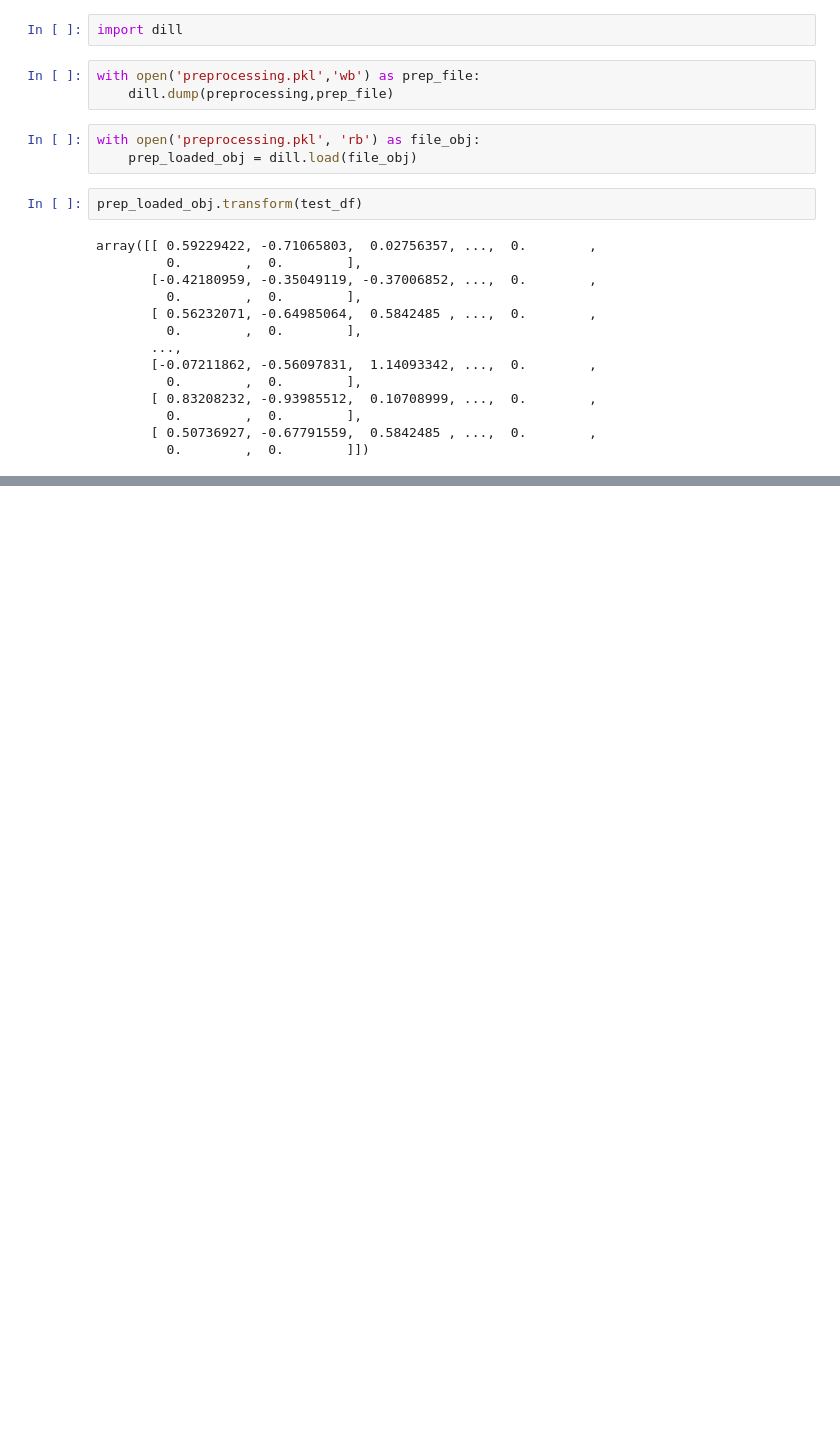
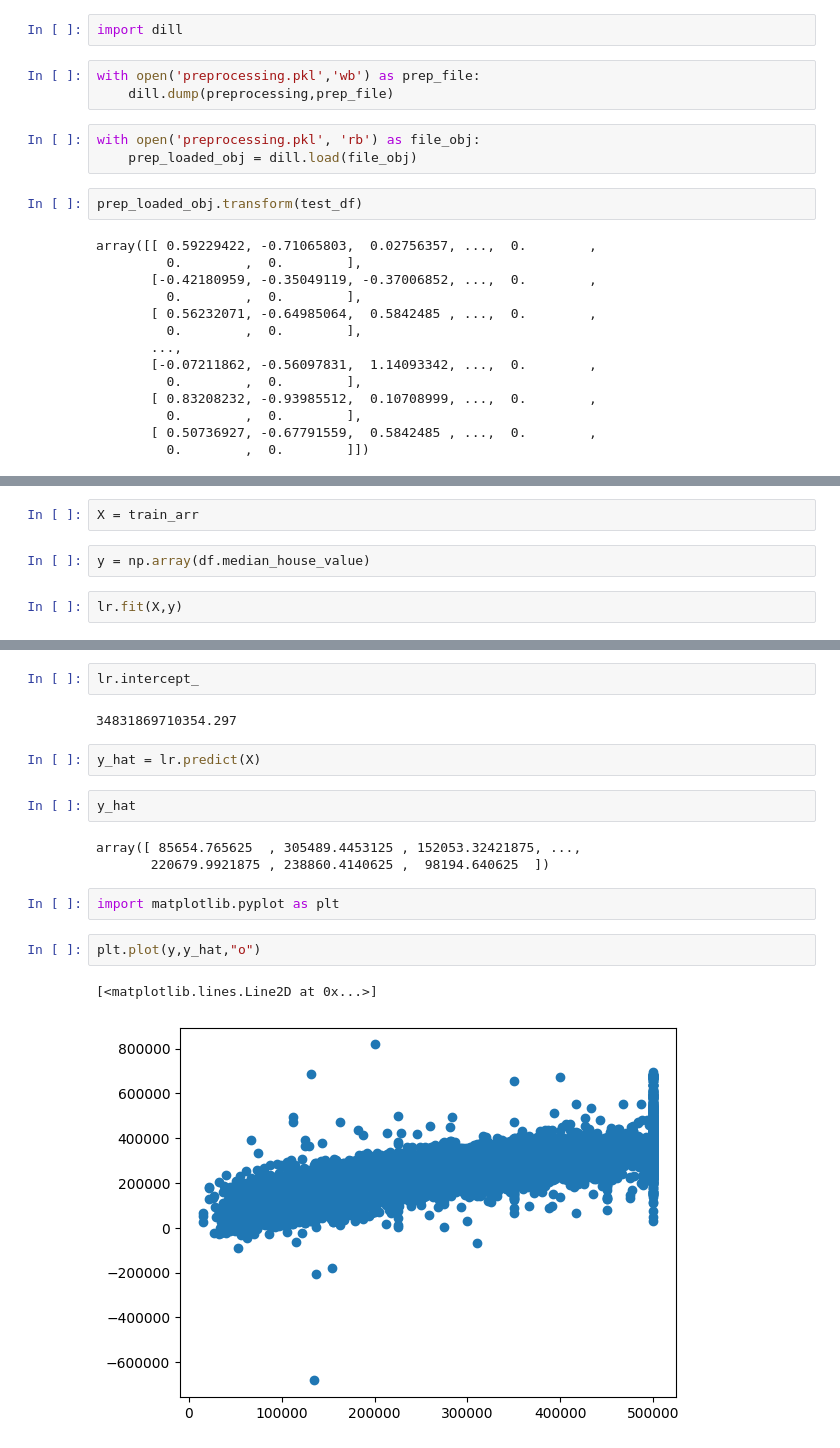
Before and after one commit to b-sachin/ml_project1, a Jupyter notebook: notebook/EDA.ipynb, the cells around one changed output, grey strips where cells are left out. Cells and saved outputs as stored; diff of their text form; blank space fills up the shorter version.

```diff
--- a/notebook/EDA.ipynb
+++ b/notebook/EDA.ipynb
@@ -522,0 +591,6 @@ array([[ 0.59229422, -0.71065803,  0.02756357, ...,  0.        ,
+# %%
+X = train_arr
+# %%
+y = np.array(df.median_house_value)
+# %%
+lr.fit(X,y)
@@ -522,0 +610,18 @@ array([[ 0.59229422, -0.71065803,  0.02756357, ...,  0.        ,
+# %%
+lr.intercept_
+# %% [output]
+34831869710354.297
+# %%
+y_hat = lr.predict(X)
+# %%
+y_hat
+# %% [output]
+array([ 85654.765625  , 305489.4453125 , 152053.32421875, ...,
+       220679.9921875 , 238860.4140625 ,  98194.640625  ])
+# %%
+import matplotlib.pyplot as plt
+# %%
+plt.plot(y,y_hat,"o")
+# %% [output]
+[<matplotlib.lines.Line2D at 0x...>]
+[figure, added]
```
Also changed, not shown: parts of 22 cells of this notebook, 8 other files.
